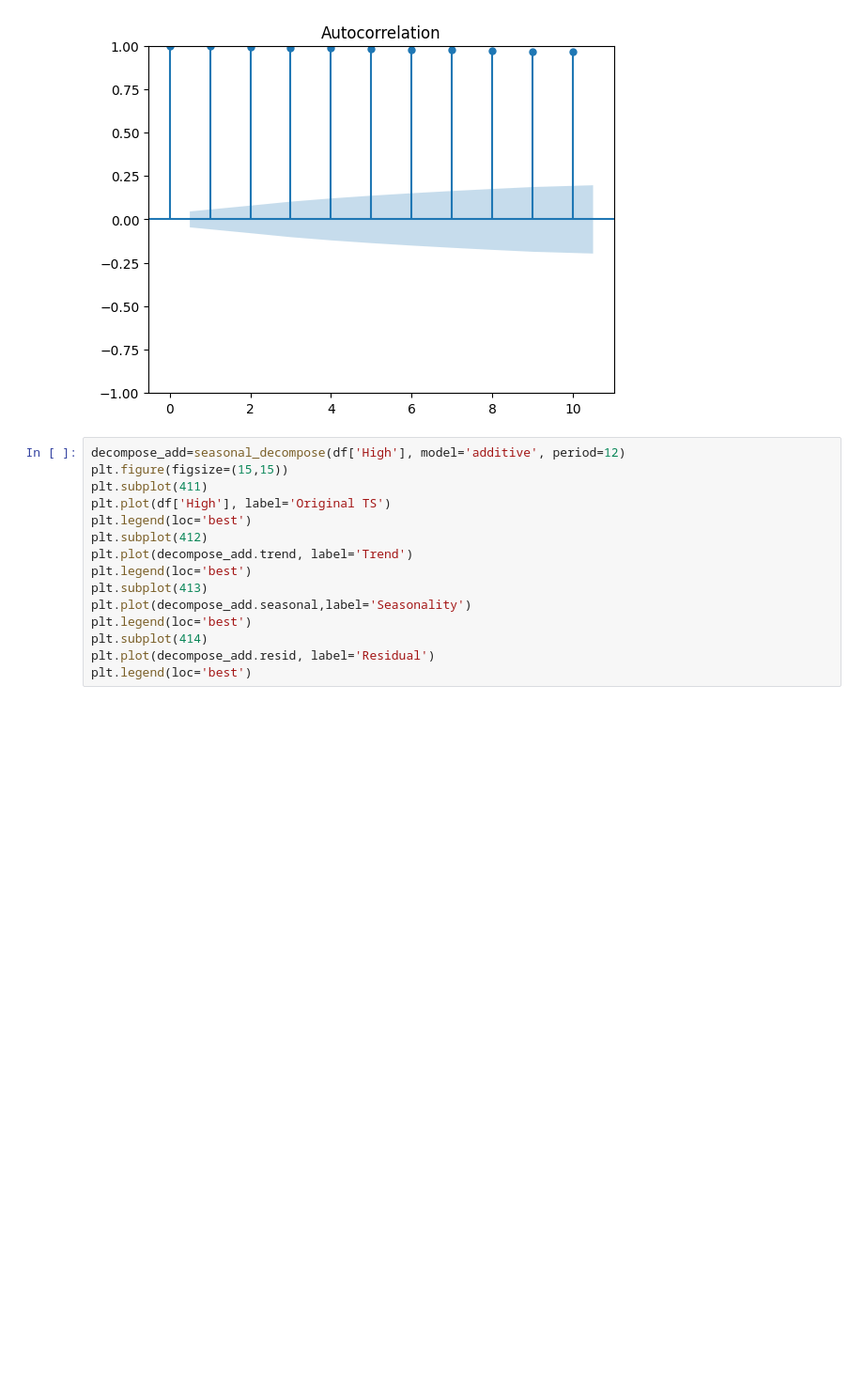
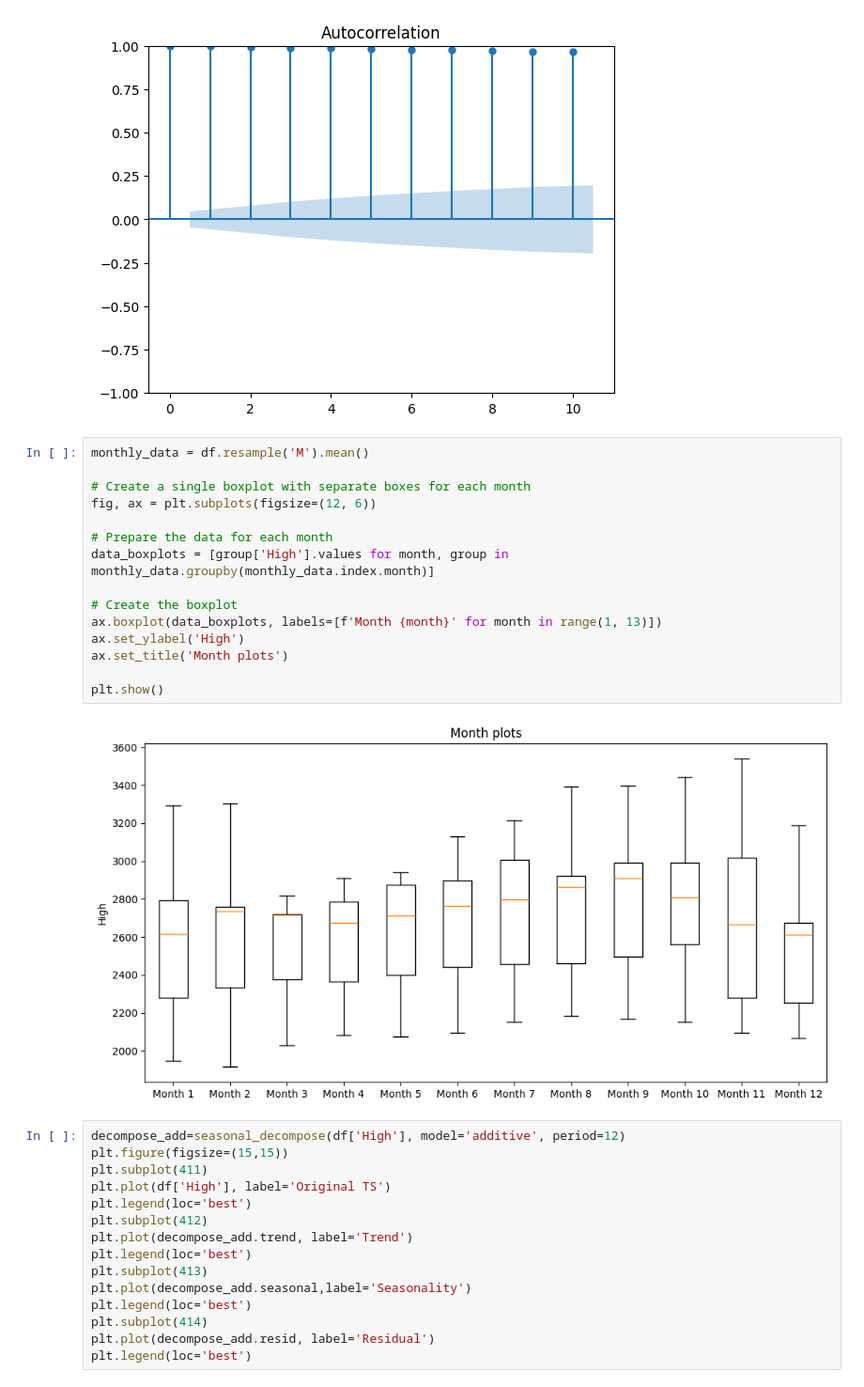
Before and after one commit to TheNoobGoda/time_series_project, a Jupyter notebook: yahoo_stock.ipynb, the cells around one changed output. Shown at 94% size. Drawn from its saved outputs; the diff is of its cells as text; blank space fills up the shorter version.

Commit message:
added month plots

```diff
--- a/yahoo_stock.ipynb
+++ b/yahoo_stock.ipynb
@@ -114,6 +97,23 @@ fig = tsaplots.plot_acf(df['High'], lags=10)
 plt.show()
 # %% [output]
 [figure]
+# %%
+monthly_data = df.resample('M').mean()
+
+# Create a single boxplot with separate boxes for each month
+fig, ax = plt.subplots(figsize=(12, 6))
+
+# Prepare the data for each month
+data_boxplots = [group['High'].values for month, group in monthly_data.groupby(monthly_data.index.month)]
+
+# Create the boxplot
+ax.boxplot(data_boxplots, labels=[f'Month {month}' for month in range(1, 13)])
+ax.set_ylabel('High')
+ax.set_title('Month plots')
+
+plt.show()
+# %% [output]
+[figure, added]
 # %%
 decompose_add=seasonal_decompose(df['High'], model='additive', period=12)
 plt.figure(figsize=(15,15))
```
Also changed, not shown: parts of 3 cells of this notebook.
